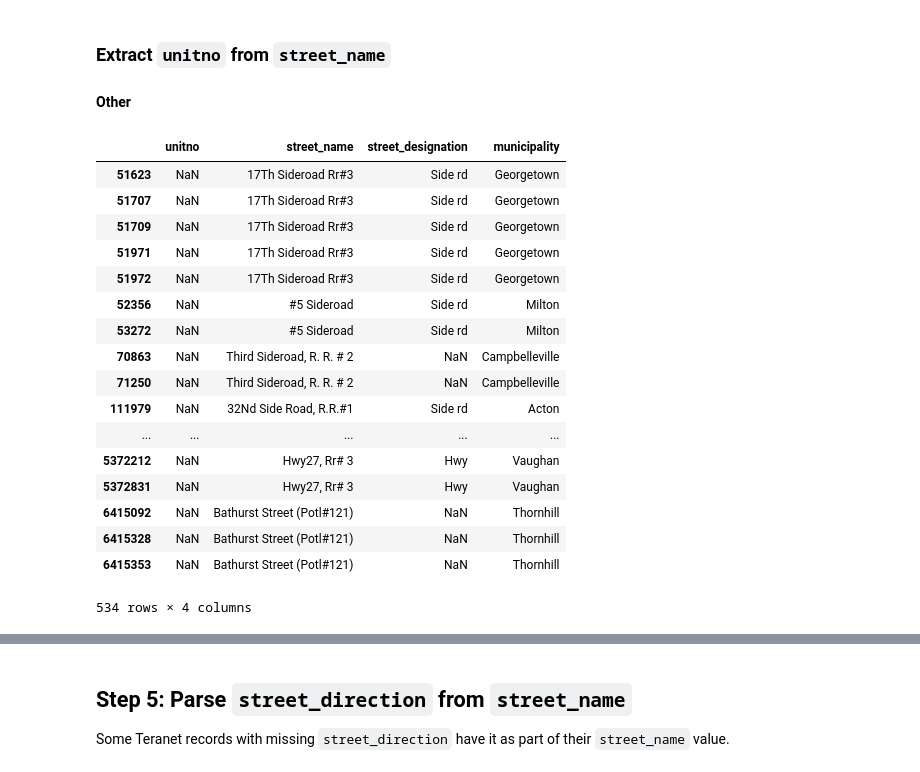
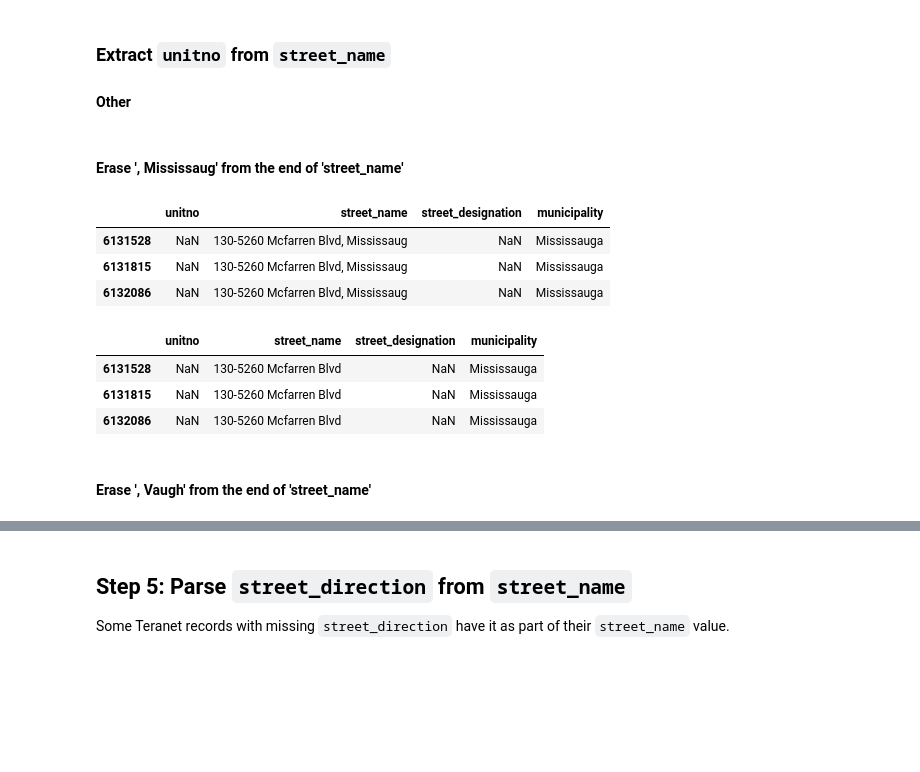
Before and after one commit to stepan-o/geo, a Jupyter notebook: notebooks/2.scrub/2.2_teranet_consistency.ipynb, the cells around one changed output, grey strips where cells are left out. Drawn from its saved outputs; the diff is of its cells as text; code cells hidden in the pictures; blank space fills up the shorter version.

Commit message:
remove ', Vaugh' and ', Mississaug' from the end of 'street_name

```diff
--- a/notebooks/2.scrub/2.2_teranet_consistency.ipynb
+++ b/notebooks/2.scrub/2.2_teranet_consistency.ipynb
@@ -184,0 +188,3 @@ df.loc[mask1, ['street_name', 'street_designation', 'postal_code', 'municipality
+# %%
+mask1 = df['street_name'].str.contains('[A-Z]\d[A-Z]\s\d[A-Z]\d', na=False, case=False)
+df.loc[mask1, ['street_name', 'street_designation', 'postal_code', 'municipality']]
@@ -184,0 +210,7 @@ df.loc[mask1, ['street_name', 'street_designation', 'postal_code', 'municipality
+# %%
+df.loc[mask1, 'postal_code'] = \
+    df.loc[mask1, 'street_name'].str.rsplit(' ', 2)\
+    .apply(lambda x: x[-2:]).apply(lambda x: ''.join(x)).str.strip()
+df.loc[mask1, 'street_name'] = \
+    df.loc[mask1, 'street_name'].str.rsplit(' ', 2).apply(lambda x: x[0]).str.strip()
+df.loc[mask1, ['street_name', 'street_designation', 'postal_code', 'municipality']]
@@ -469,27 +520,24 @@ df.loc[mask1 & ~mask2, ['unitno', 'street_name', 'street_designation', 'municipa
 # %% [markdown]
 ### Extract `unitno` from `street_name`
 #### Other
+# %% [markdown]
+#### Erase ', Mississaug' from the end of 'street_name'
 # %%
-mask1 = df['street_name'].str.contains('#', na=False, case=False)
-mask2 = df['street_name'].str.contains('(Highway #|Hwy #)', na=False, case=False)
-df.loc[mask1 & ~mask2, ['unitno', 'street_name', 'street_designation', 'municipality']]
+mask1 = df['street_name'].str.contains(',\sMississaug', na=False, case=False)
+df.loc[mask1, ['unitno', 'street_name', 'street_designation', 'municipality']]
 # %% [output]
 |  | unitno | street_name | street_designation | municipality |
-| 51623 | NaN | 17Th Sideroad Rr#3 | Side rd | Georgetown |
-| 51707 | NaN | 17Th Sideroad Rr#3 | Side rd | Georgetown |
-| 51709 | NaN | 17Th Sideroad Rr#3 | Side rd | Georgetown |
-| 51971 | NaN | 17Th Sideroad Rr#3 | Side rd | Georgetown |
-| 51972 | NaN | 17Th Sideroad Rr#3 | Side rd | Georgetown |
-| 52356 | NaN | #5 Sideroad | Side rd | Milton |
-| 53272 | NaN | #5 Sideroad | Side rd | Milton |
-| 70863 | NaN | Third Sideroad, R. R. # 2 | NaN | Campbelleville |
-| 71250 | NaN | Third Sideroad, R. R. # 2 | NaN | Campbelleville |
-| 111979 | NaN | 32Nd Side Road, R.R.#1 | Side rd | Acton |
-| ... | ... | ... | ... | ... |
-| 5372212 | NaN | Hwy27, Rr# 3 | Hwy | Vaughan |
-| 5372831 | NaN | Hwy27, Rr# 3 | Hwy | Vaughan |
-| 6415092 | NaN | Bathurst Street (Potl#121) | NaN | Thornhill |
-| 6415328 | NaN | Bathurst Street (Potl#121) | NaN | Thornhill |
-| 6415353 | NaN | Bathurst Street (Potl#121) | NaN | Thornhill |
+| 6131528 | NaN | 130-5260 Mcfarren Blvd, Mississaug | NaN | Mississauga |
+| 6131815 | NaN | 130-5260 Mcfarren Blvd, Mississaug | NaN | Mississauga |
+| 6132086 | NaN | 130-5260 Mcfarren Blvd, Mississaug | NaN | Mississauga |
-534 rows × 4 columns
+# %%
+df.loc[mask1, 'street_name'] = df.loc[mask1, 'street_name'].str.replace(', Mississaug', '')
+df.loc[mask1, ['unitno', 'street_name', 'street_designation', 'municipality']]
+# %% [output]
+|  | unitno | street_name | street_designation | municipality |
+| 6131528 | NaN | 130-5260 Mcfarren Blvd | NaN | Mississauga |
+| 6131815 | NaN | 130-5260 Mcfarren Blvd | NaN | Mississauga |
+| 6132086 | NaN | 130-5260 Mcfarren Blvd | NaN | Mississauga |
+# %% [markdown]
+#### Erase ', Vaugh' from the end of 'street_name'
 # %%
```
Also changed, not shown: parts of 7 cells of this notebook.
